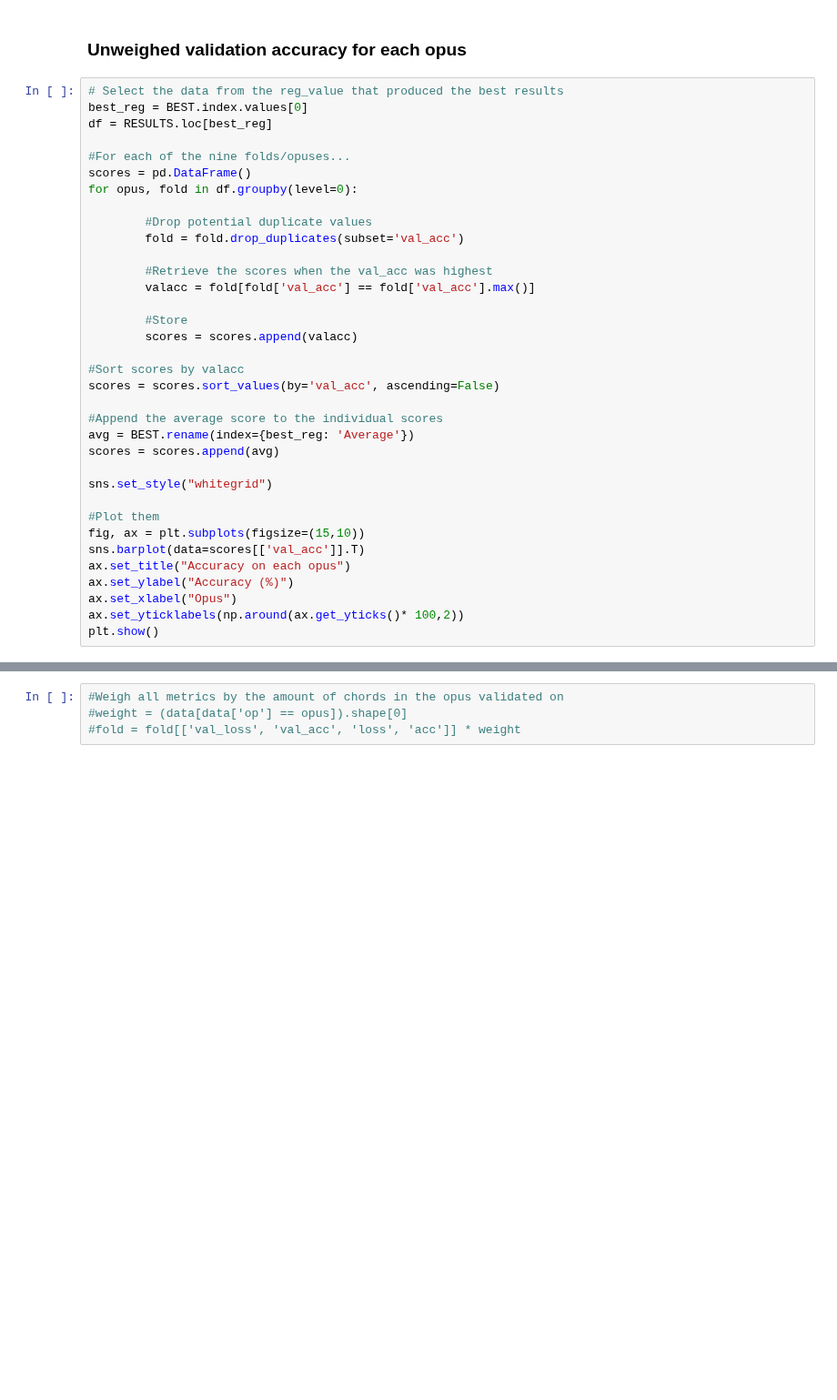
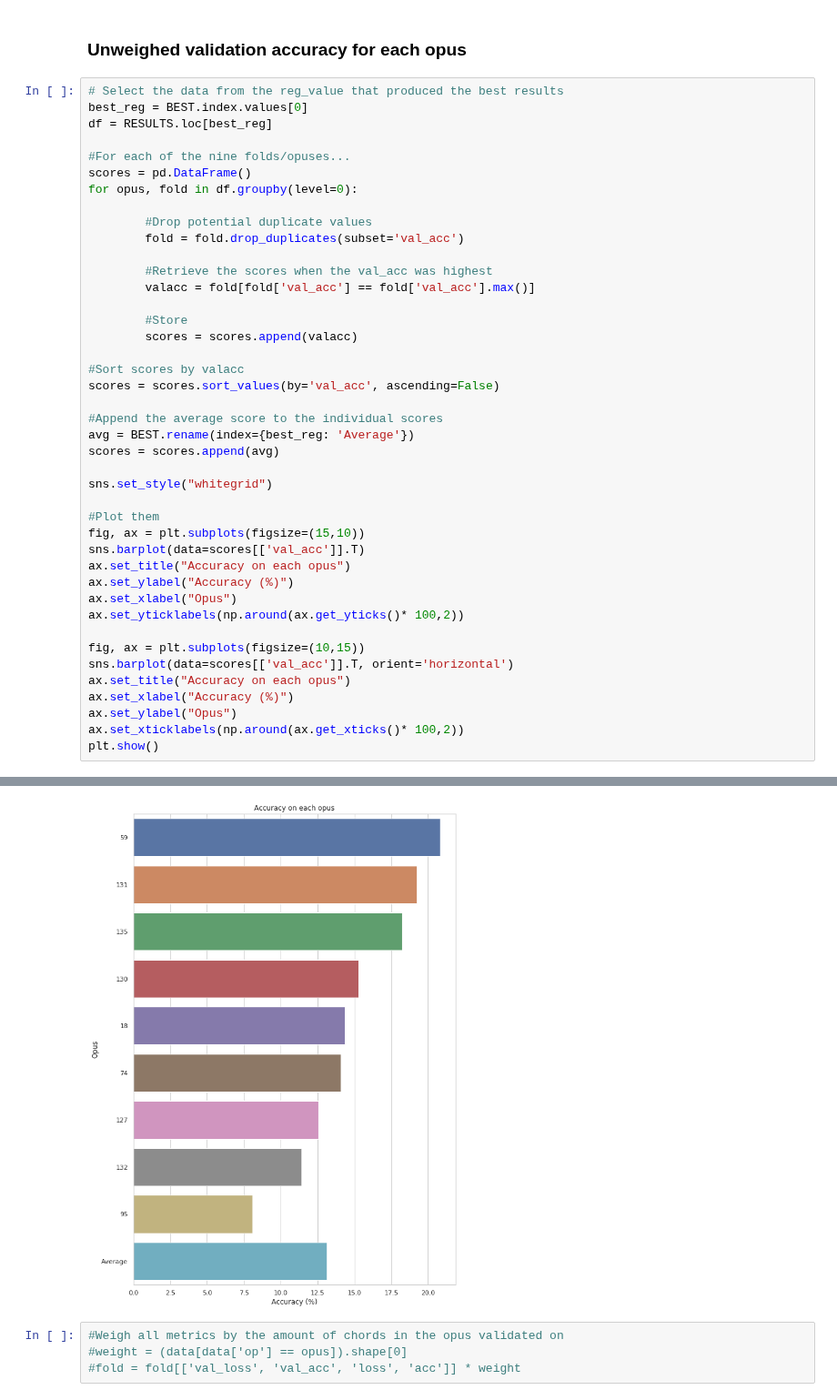
Before and after one commit to laureleo/chord-prediction, a Jupyter notebook: run-2.ipynb, the cells around one changed output, grey strips where cells are left out. Shown at 91% size. Saved outputs shown, nothing was run; the diff lists cells and outputs as text; blank space fills up the shorter version.

Commit message:
Testing different graphs

```diff
--- a/run-2.ipynb
+++ b/run-2.ipynb
@@ -238,33 +238,41 @@ scores = pd.DataFrame()
 for opus, fold in df.groupby(level=0):
 
         #Drop potential duplicate values
         fold = fold.drop_duplicates(subset='val_acc')
 
         #Retrieve the scores when the val_acc was highest
         valacc = fold[fold['val_acc'] == fold['val_acc'].max()]
 
         #Store
         scores = scores.append(valacc)
 
 #Sort scores by valacc
 scores = scores.sort_values(by='val_acc', ascending=False)
 
 #Append the average score to the individual scores
 avg = BEST.rename(index={best_reg: 'Average'})
 scores = scores.append(avg)
 
 sns.set_style("whitegrid")
 
 #Plot them
 fig, ax = plt.subplots(figsize=(15,10))
 sns.barplot(data=scores[['val_acc']].T)
 ax.set_title("Accuracy on each opus")
 ax.set_ylabel("Accuracy (%)")
 ax.set_xlabel("Opus")
 ax.set_yticklabels(np.around(ax.get_yticks()* 100,2))
+
+fig, ax = plt.subplots(figsize=(10,15))
+sns.barplot(data=scores[['val_acc']].T, orient='horizontal')
+ax.set_title("Accuracy on each opus")
+ax.set_xlabel("Accuracy (%)")
+ax.set_ylabel("Opus")
+ax.set_xticklabels(np.around(ax.get_xticks()* 100,2))
 plt.show()
 # %% [output]
 [figure]
+[figure, added]
 # %%
 #Weigh all metrics by the amount of chords in the opus validated on
 #weight = (data[data['op'] == opus]).shape[0]
```
